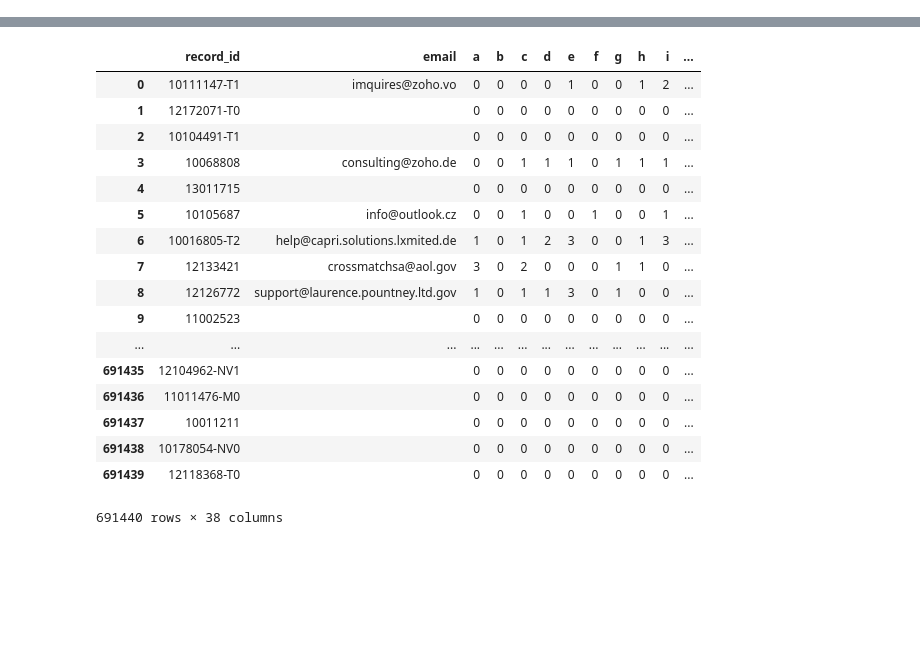
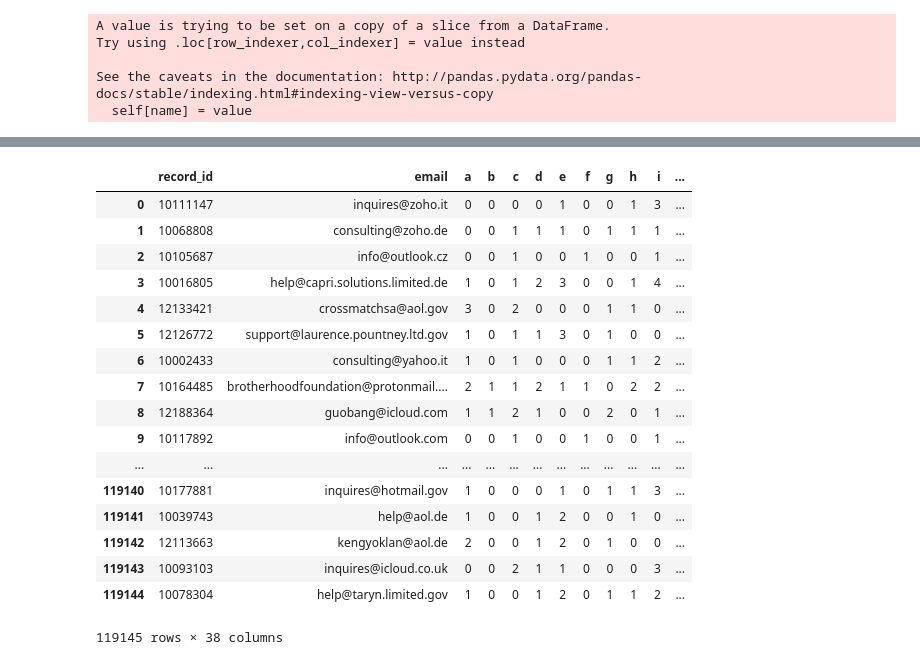
Before and after one commit to teomores/Oracle_HPC_contest, a Jupyter notebook: notebooks/email_matrix.ipynb, the cells around one changed output, grey strips where cells are left out. Drawn from its saved outputs; the diff is of its cells as text; code cells hidden in the pictures; blank space fills up the shorter version.

```diff
--- a/notebooks/email_matrix.ipynb
+++ b/notebooks/email_matrix.ipynb
@@ -84,0 +122,2 @@ def create_email_letters_matrix(df):
+# %%
+group = df_train_email[['email', 'linked_id']].groupby('linked_id').apply(lambda x: list(x['email']))
@@ -84,0 +144,7 @@ def create_email_letters_matrix(df):
+# %%
+from collections import Counter
+link_mc_email = {}
+for (l, emails) in tqdm(zip(group.keys(), group)):
+    link_mc_email[l] = Counter(emails).most_common(1)[0][0]
+most_common_email = pd.DataFrame.from_dict(link_mc_email, orient='index', columns=['most_common_email'])
+df_train_email_mc = pd.merge(df_train, most_common_email, how='left', left_on='linked_id', right_index=True)
@@ -84,0 +174,3 @@ def create_email_letters_matrix(df):
+# %%
+df_train_email_mc = df_train_email_mc.drop_duplicates(subset=['linked_id','most_common_email']).drop(['record_id', 'email'], axis=1).reset_index(drop=True)
+df_train_email_mc
@@ -84,0 +196,4 @@ def create_email_letters_matrix(df):
+# %%
+df_train_email_mc = df_train_email_mc.rename(columns={"linked_id":"record_id", "most_common_email":"email"})
+df_train_email_mc = df_train_email_mc[~df_train_email_mc.email.isna()].reset_index()
+df_train_email_mc
@@ -85,22 +219,27 @@ def create_email_letters_matrix(df):
 # %%
-create_email_letters_matrix(df_train)
+create_email_letters_matrix(df_train_email_mc)
 # %% [output]
+A value is trying to be set on a copy of a slice from a DataFrame.
+Try using .loc[row_indexer,col_indexer] = value instead
+
+See the caveats in the documentation: http://pandas.pydata.org/pandas-docs/stable/indexing.html#indexing-view-versus-copy
+  self[name] = value
 [interactive output not drawn]
 |  | record_id | email | a | b | c | d | e | f | g | h | i | ... |
-| 0 | 10111147-T1 | imquires@zoho.vo | 0 | 0 | 0 | 0 | 1 | 0 | 0 | 1 | 2 | ... |
-| 1 | 12172071-T0 |  | 0 | 0 | 0 | 0 | 0 | 0 | 0 | 0 | 0 | ... |
-| 2 | 10104491-T1 |  | 0 | 0 | 0 | 0 | 0 | 0 | 0 | 0 | 0 | ... |
-| 3 | 10068808 | consulting@zoho.de | 0 | 0 | 1 | 1 | 1 | 0 | 1 | 1 | 1 | ... |
-| 4 | 13011715 |  | 0 | 0 | 0 | 0 | 0 | 0 | 0 | 0 | 0 | ... |
-| 5 | 10105687 | info@outlook.cz | 0 | 0 | 1 | 0 | 0 | 1 | 0 | 0 | 1 | ... |
-| 6 | 10016805-T2 | help@capri.solutions.lxmited.de | 1 | 0 | 1 | 2 | 3 | 0 | 0 | 1 | 3 | ... |
-| 7 | 12133421 | crossmatchsa@aol.gov | 3 | 0 | 2 | 0 | 0 | 0 | 1 | 1 | 0 | ... |
-| 8 | 12126772 | support@laurence.pountney.ltd.gov | 1 | 0 | 1 | 1 | 3 | 0 | 1 | 0 | 0 | ... |
-| 9 | 11002523 |  | 0 | 0 | 0 | 0 | 0 | 0 | 0 | 0 | 0 | ... |
+| 0 | 10111147 | inquires@zoho.it | 0 | 0 | 0 | 0 | 1 | 0 | 0 | 1 | 3 | ... |
+| 1 | 10068808 | consulting@zoho.de | 0 | 0 | 1 | 1 | 1 | 0 | 1 | 1 | 1 | ... |
+| 2 | 10105687 | info@outlook.cz | 0 | 0 | 1 | 0 | 0 | 1 | 0 | 0 | 1 | ... |
+| 3 | 10016805 | help@capri.solutions.limited.de | 1 | 0 | 1 | 2 | 3 | 0 | 0 | 1 | 4 | ... |
+| 4 | 12133421 | crossmatchsa@aol.gov | 3 | 0 | 2 | 0 | 0 | 0 | 1 | 1 | 0 | ... |
+| 5 | 12126772 | support@laurence.pountney.ltd.gov | 1 | 0 | 1 | 1 | 3 | 0 | 1 | 0 | 0 | ... |
+| 6 | 10002433 | consulting@yahoo.it | 1 | 0 | 1 | 0 | 0 | 0 | 1 | 1 | 2 | ... |
+| 7 | 10164485 | brotherhoodfoundation@protonmail.... | 2 | 1 | 1 | 2 | 1 | 1 | 0 | 2 | 2 | ... |
+| 8 | 12188364 | guobang@icloud.com | 1 | 1 | 2 | 1 | 0 | 0 | 2 | 0 | 1 | ... |
+| 9 | 10117892 | info@outlook.com | 0 | 0 | 1 | 0 | 0 | 1 | 0 | 0 | 1 | ... |
 | ... | ... | ... | ... | ... | ... | ... | ... | ... | ... | ... | ... | ... |
-| 691435 | 12104962-NV1 |  | 0 | 0 | 0 | 0 | 0 | 0 | 0 | 0 | 0 | ... |
-| 691436 | 11011476-M0 |  | 0 | 0 | 0 | 0 | 0 | 0 | 0 | 0 | 0 | ... |
-| 691437 | 10011211 |  | 0 | 0 | 0 | 0 | 0 | 0 | 0 | 0 | 0 | ... |
-| 691438 | 10178054-NV0 |  | 0 | 0 | 0 | 0 | 0 | 0 | 0 | 0 | 0 | ... |
-| 691439 | 12118368-T0 |  | 0 | 0 | 0 | 0 | 0 | 0 | 0 | 0 | 0 | ... |
+| 119140 | 10177881 | inquires@hotmail.gov | 1 | 0 | 0 | 0 | 1 | 0 | 1 | 1 | 3 | ... |
+| 119141 | 10039743 | help@aol.de | 1 | 0 | 0 | 1 | 2 | 0 | 0 | 1 | 0 | ... |
+| 119142 | 12113663 | kengyoklan@aol.de | 2 | 0 | 0 | 1 | 2 | 0 | 1 | 0 | 0 | ... |
+| 119143 | 10093103 | inquires@icloud.co.uk | 0 | 0 | 2 | 1 | 1 | 0 | 0 | 0 | 3 | ... |
+| 119144 | 10078304 | help@taryn.limited.gov | 1 | 0 | 0 | 1 | 2 | 0 | 1 | 1 | 2 | ... |
-691440 rows × 38 columns
+119145 rows × 38 columns
```
Also changed, not shown: parts of 20 cells of this notebook, 4 other files.
